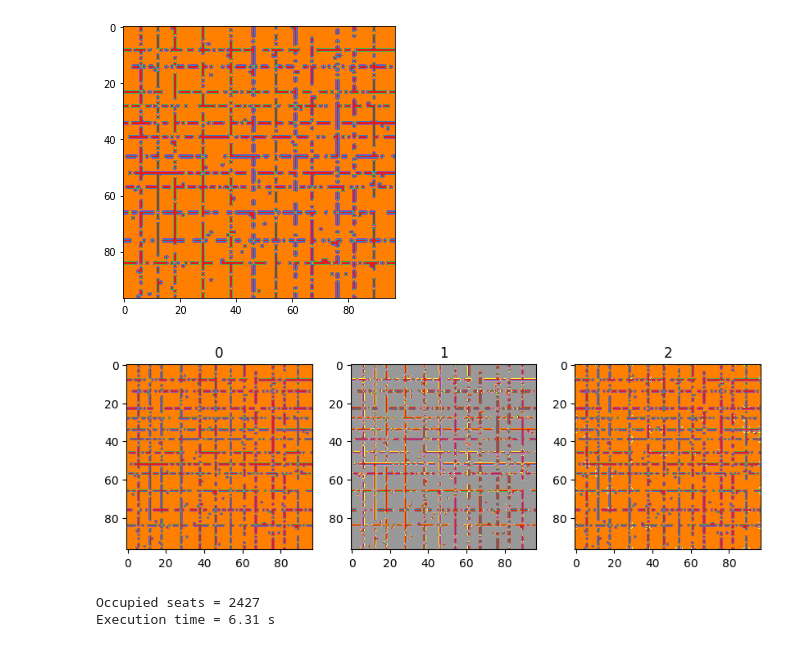
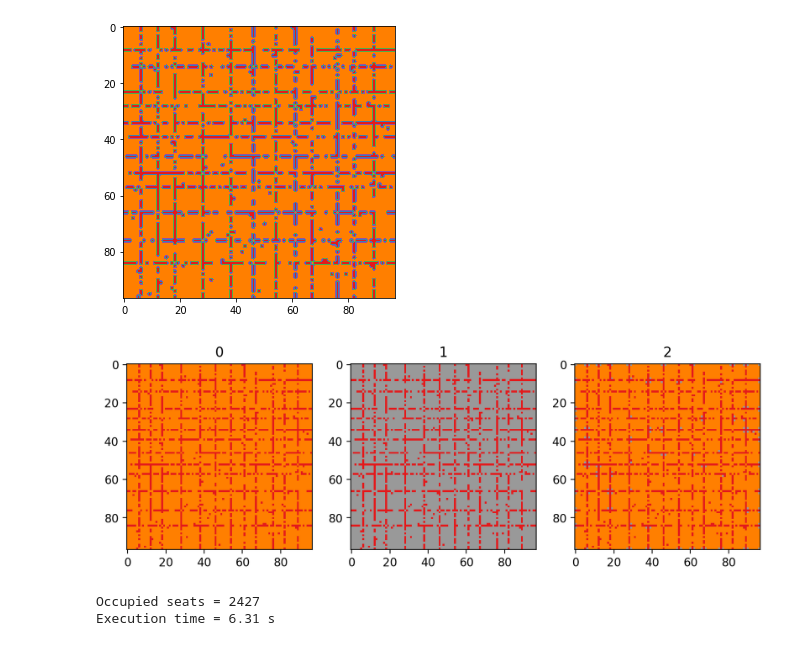
Before and after one commit to marcodelmastro/AdventOfCode2020, a Jupyter notebook: Day 11.ipynb, the cells around one changed output. Drawn from its saved outputs; the diff is of its cells as text; code cells hidden in the pictures.

```diff
--- a/Day 11.ipynb
+++ b/Day 11.ipynb
@@ -69,35 +69,35 @@ def evolveSeats(seats,floor):
                 if seats[ir][ic] == EMPTY:
                     if not occupied:
                         newseats[ir][ic] = OCCUP
                     else:
                         newseats[ir][ic] = EMPTY
                 elif seats[ir][ic] == OCCUP:
                     if occupied>=4:
                         newseats[ir][ic] = EMPTY
                     else:
                         newseats[ir][ic] = OCCUP
     return newseats
 
 oldseats = np.copy(iniseats)
 newseats = evolveSeats(oldseats,floor)
 newseats2 = evolveSeats(newseats,floor)
 
-fig = plt.figure(figsize=(10,3), dpi=100)
+fig = plt.figure(figsize=(10,3),dpi=200)
 plt.subplot(1,3,1)
 f = plt.imshow(oldseats,cmap=_cmap,vmin=-1,vmax=1)
 f.axes.set_title("0")
 
 plt.subplot(1,3,2)
 f = plt.imshow(newseats,cmap=_cmap,vmin=-1,vmax=1)
 f.axes.set_title("1")
 
 plt.subplot(1,3,3)
 f = plt.imshow(newseats2,cmap=_cmap,vmin=-1,vmax=1)
 f.axes.set_title("2")
 
 plt.show()
 # %% [output]
-[figure, old version]
+[figure, new version]
 # %%
 oldseats = np.copy(iniseats)
 nfloor = floor.sum()
```
